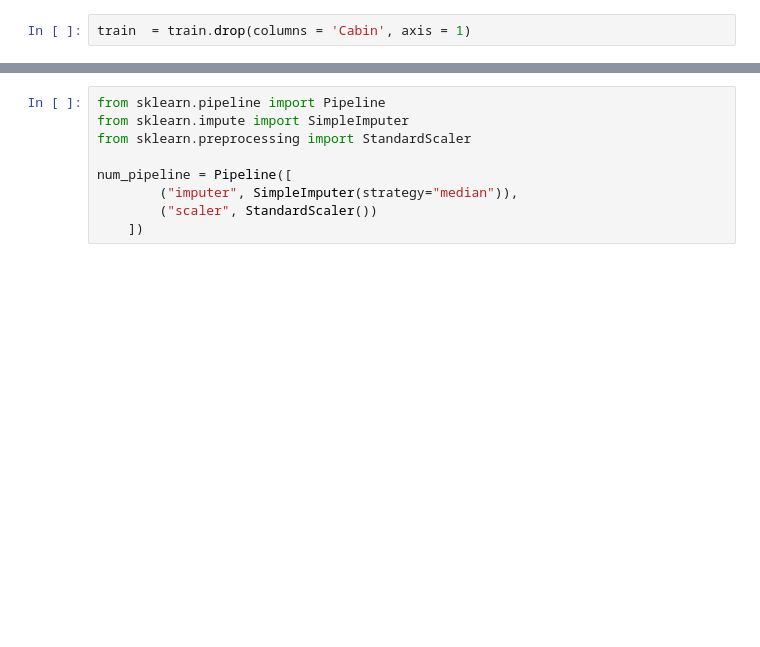
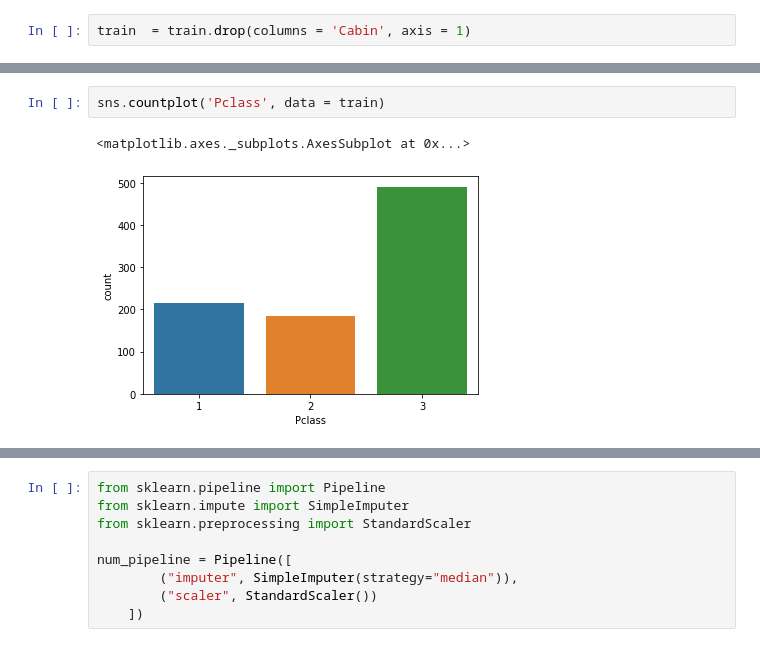
Before and after one commit to monisakhtar/ML, a Jupyter notebook: Titanic.ipynb, the cells around one changed output, grey strips where cells are left out. Drawn from its saved outputs; the diff is of its cells as text; blank space fills up the shorter version.

```diff
--- a/Titanic.ipynb
+++ b/Titanic.ipynb
@@ -109,0 +169,5 @@ train.head()
+# %%
+sns.countplot('Pclass', data = train)
+# %% [output]
+<matplotlib.axes._subplots.AxesSubplot at 0x...>
+[figure, added]
```
Also changed, not shown: parts of 17 cells of this notebook.
